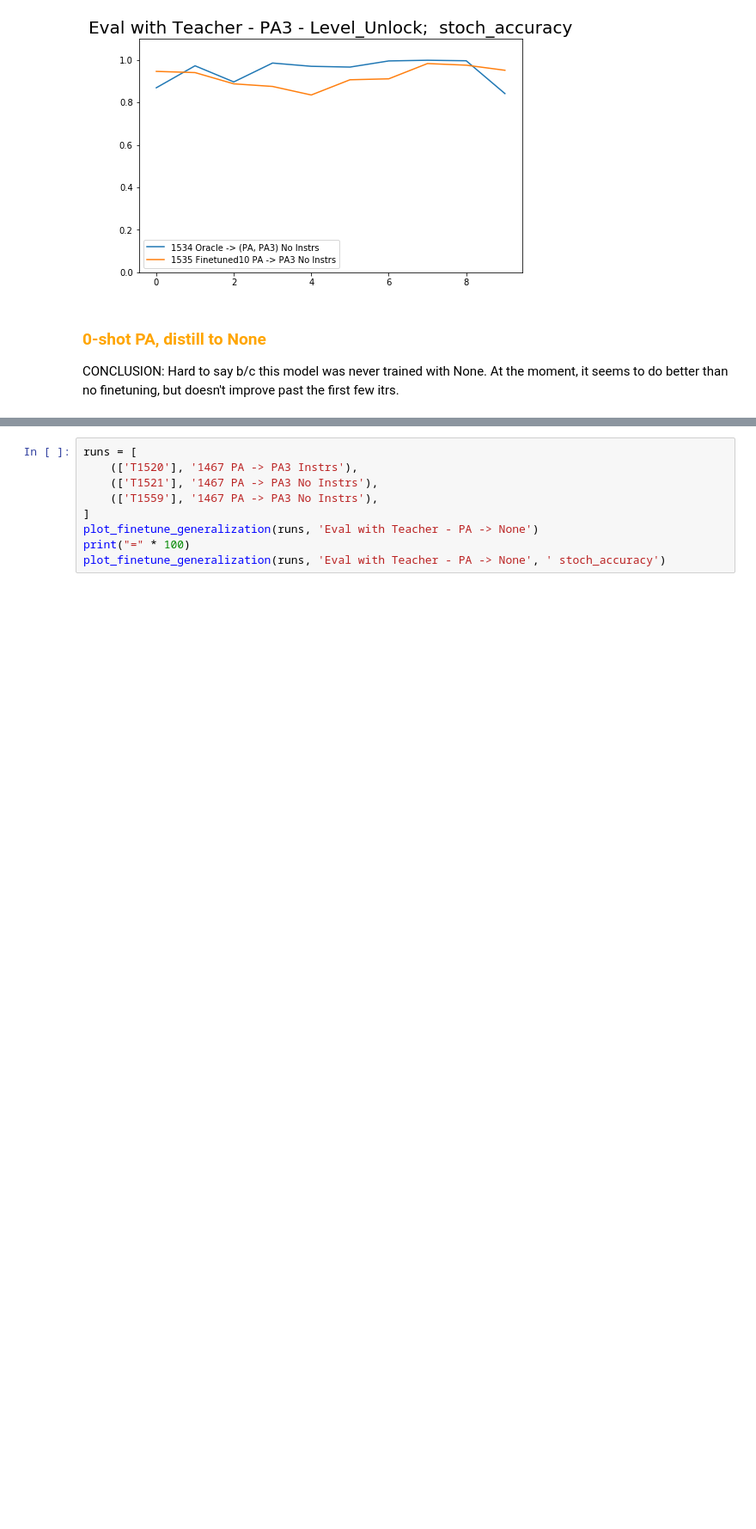
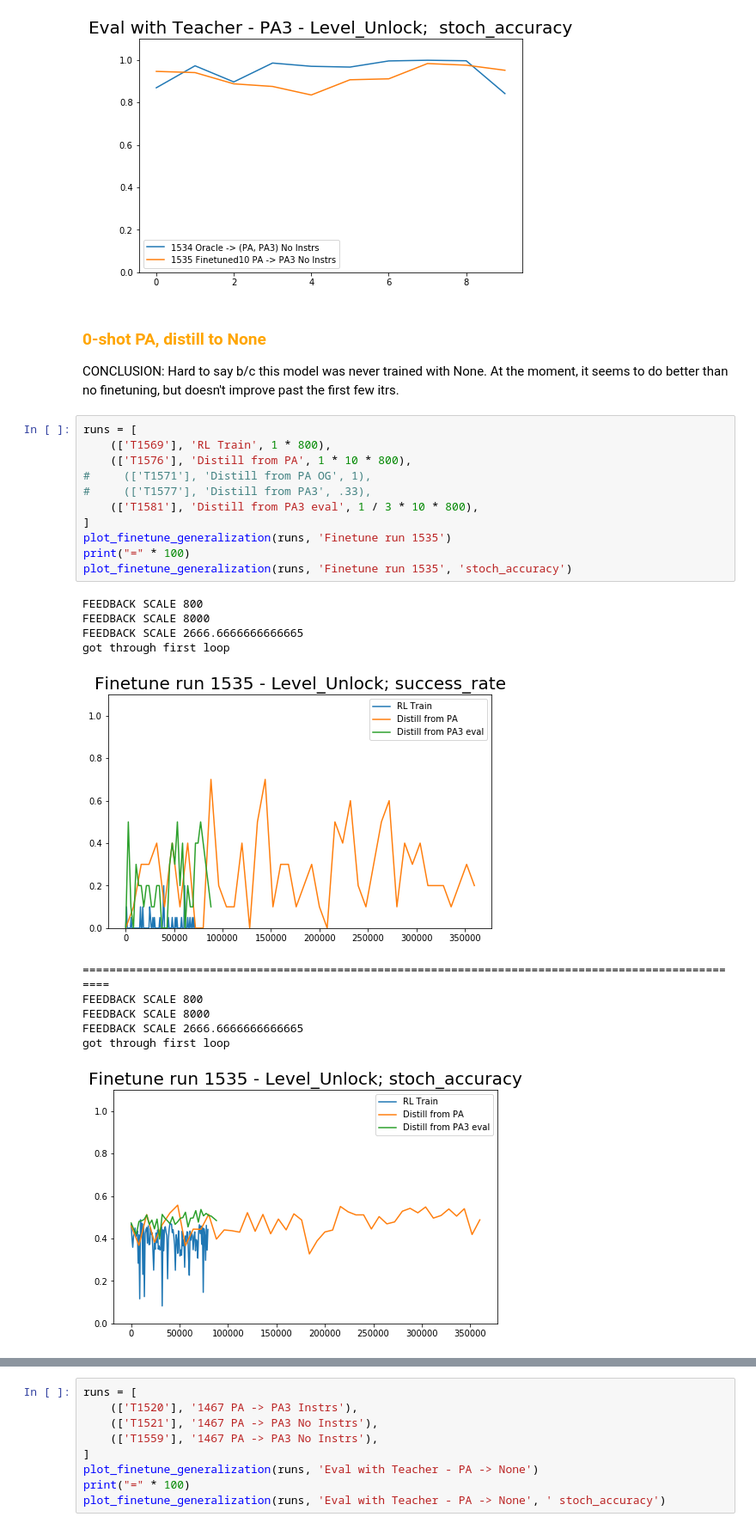
Before and after one commit to rll-research/teachable, a Jupyter notebook: Plots.ipynb, the cells around one changed output, grey strips where cells are left out. Shown at 86% size. Cells and saved outputs as stored; diff of their text form; blank space fills up the shorter version.

```diff
--- a/Plots.ipynb
+++ b/Plots.ipynb
@@ -1266,3 +1290,26 @@ ENV DICT dict_keys(['Level_Unlock'])
 # %% [markdown]
 ### <font color='orange'> 0-shot PA, distill to None </font>
 CONCLUSION: Hard to say b/c this model was never trained with None. At the moment, it seems to do better than no finetuning, but doesn't improve past the first few itrs.
+# %%
+runs = [
+    (['T1569'], 'RL Train', 1 * 800),
+    (['T1576'], 'Distill from PA', 1 * 10 * 800),
+#     (['T1571'], 'Distill from PA OG', 1),
+#     (['T1577'], 'Distill from PA3', .33),
+    (['T1581'], 'Distill from PA3 eval', 1 / 3 * 10 * 800),
+]
+plot_finetune_generalization(runs, 'Finetune run 1535')
+print("=" * 100)
+plot_finetune_generalization(runs, 'Finetune run 1535', 'stoch_accuracy')
+# %% [output]
+FEEDBACK SCALE 800
+FEEDBACK SCALE 8000
+FEEDBACK SCALE 2666.6666666666665
+got through first loop
+[figure, added]
+====================================================================================================
+FEEDBACK SCALE 800
+FEEDBACK SCALE 8000
+FEEDBACK SCALE 2666.6666666666665
+got through first loop
+[figure, added]
```
Also changed, not shown: parts of 8 cells of this notebook, 3 other files.
